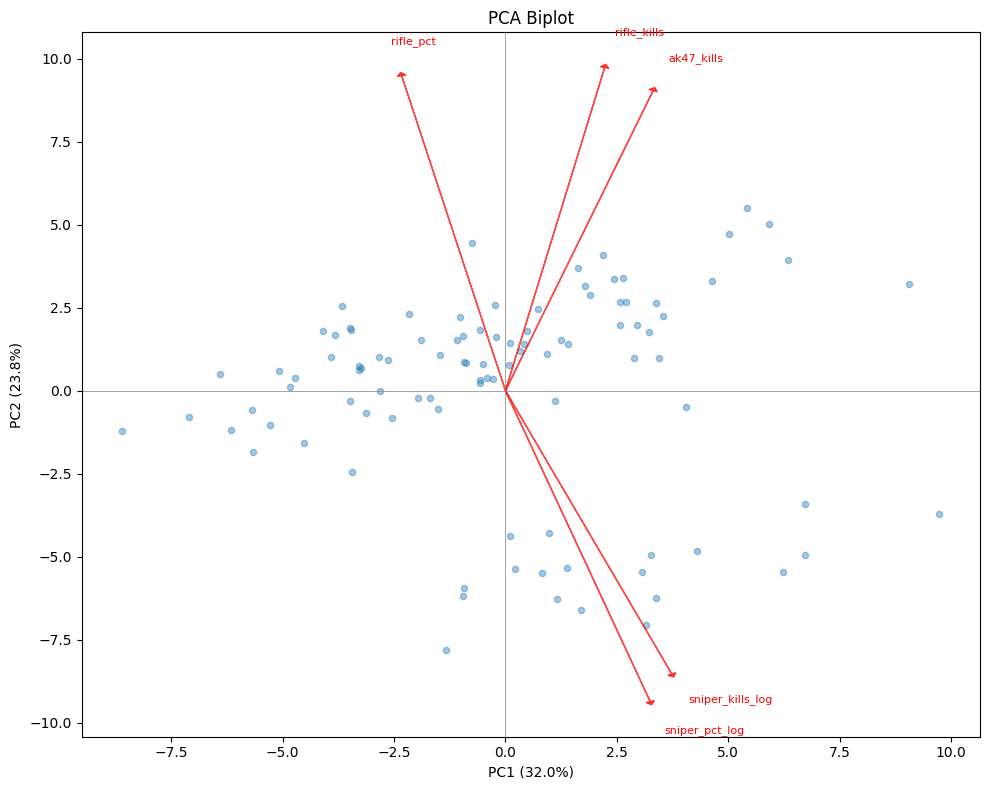
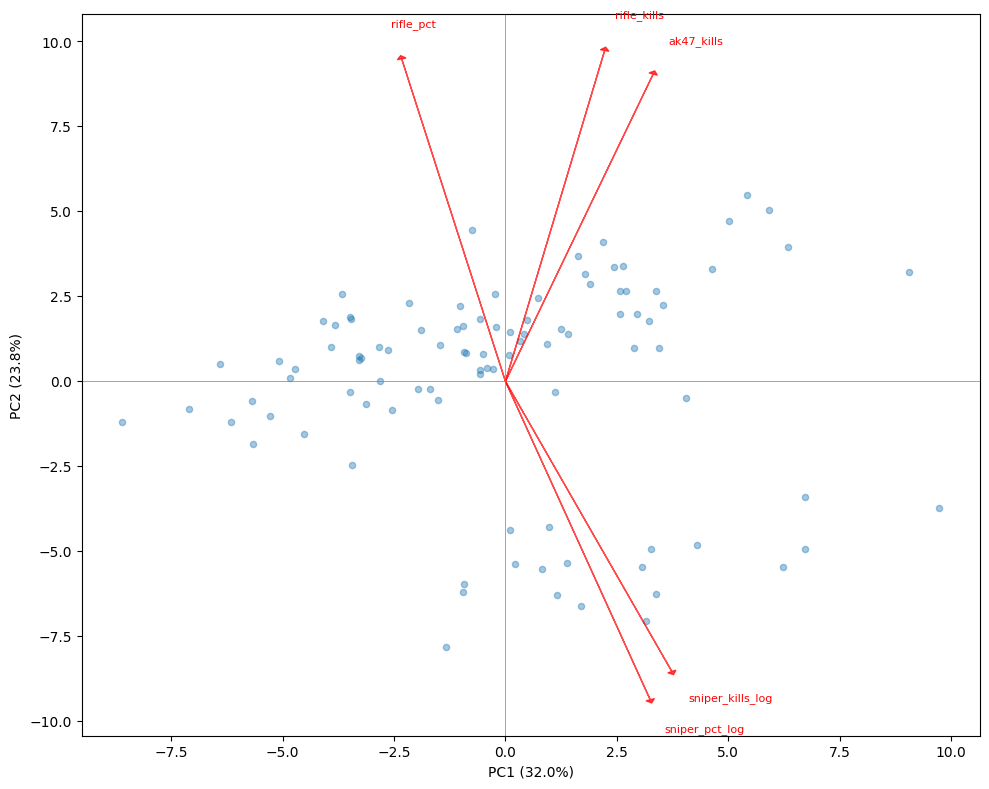
The notebook cell's code change between the first figure and the second:
--- before
+++ after
@@ -19,7 +19,7 @@
 ax.set_xlabel(f'PC1 ({pca.explained_variance_ratio_[0]*100:.1f}%)')
 ax.set_ylabel(f'PC2 ({pca.explained_variance_ratio_[1]*100:.1f}%)')
-ax.set_title('PCA Biplot')
 ax.axhline(0, color='gray', linewidth=0.5)
 ax.axvline(0, color='gray', linewidth=0.5)
 plt.tight_layout()
+fig.savefig("../images/biplot.jpg")
 plt.show()

Commit: PCA results and discussion